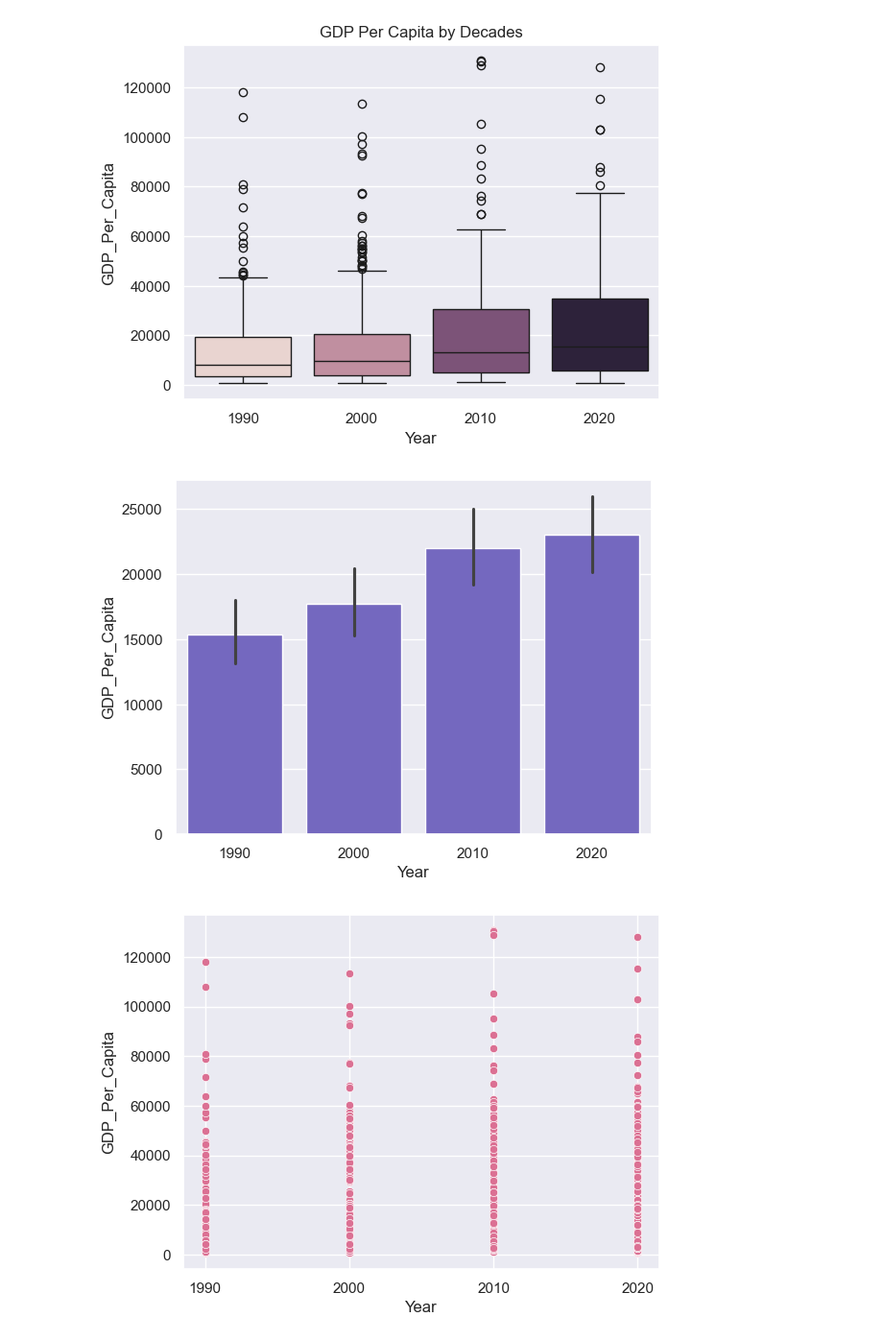
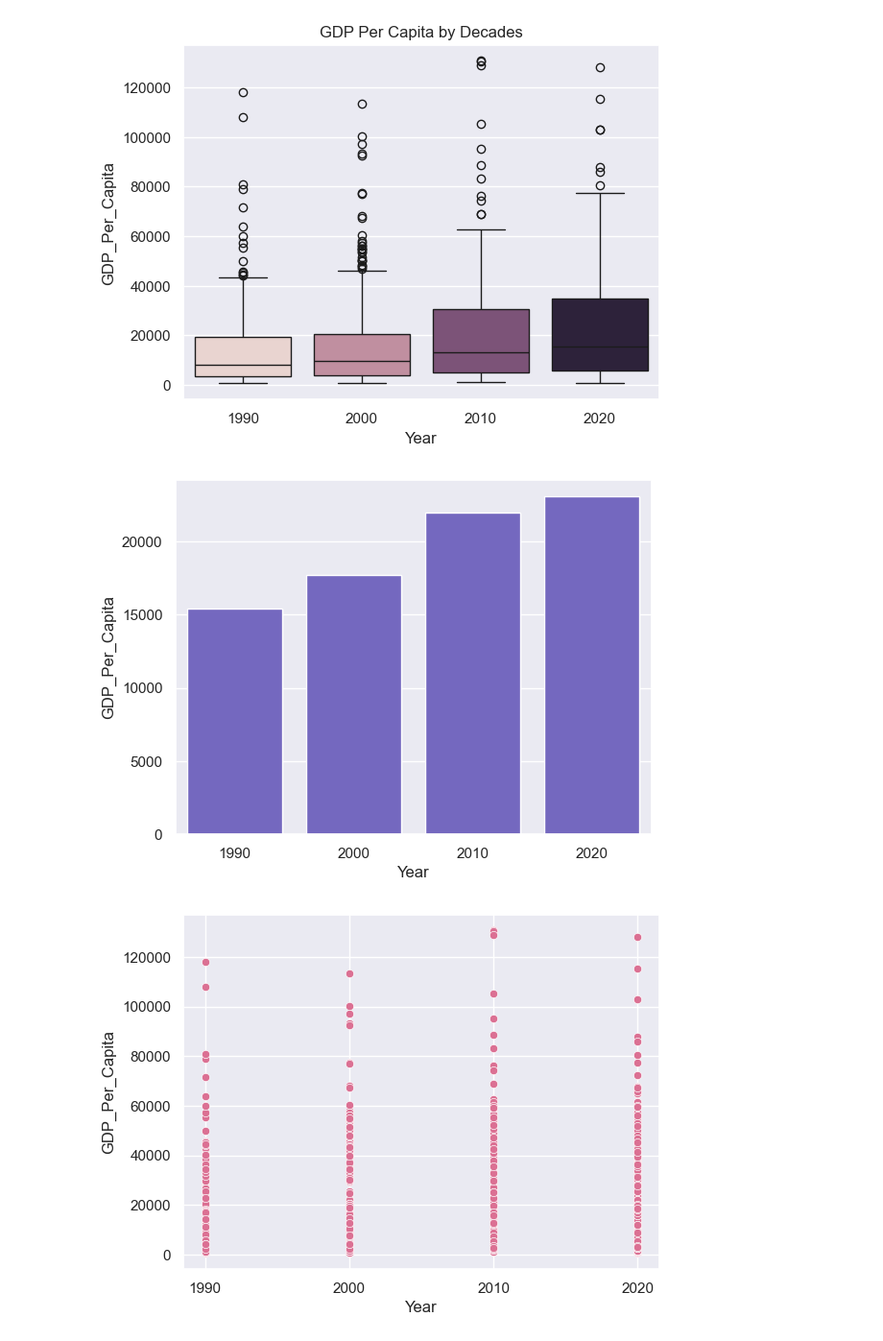
Before and after one commit to NewForce-Cohort-11-Data/gdp-and-internet-usage-MHow682, a Jupyter notebook: UN_project_MH.ipynb, the cells around one changed output. Shown at 96% size. Drawn from its saved outputs; the diff is of its cells as text; code cells hidden in the pictures.

```diff
--- a/UN_project_MH.ipynb
+++ b/UN_project_MH.ipynb
@@ -265,10 +265,10 @@ plt.show()
 # %% [output]
 [figure]
 # %%
-sns.barplot(x='Year', y='GDP_Per_Capita', data=gdp_decades, color = 'slateblue')
+sns.barplot(x='Year', y='GDP_Per_Capita', data=gdp_decades, errorbar = None, color = 'slateblue')
 plt.show()
 # %% [output]
-[figure, old version]
+[figure, new version]
 # %%
 gdp_filtered = gdp_decades.dropna(subset=['GDP_Per_Capita'])
 sns.scatterplot(x=gdp_filtered['Year'], y=gdp_filtered['GDP_Per_Capita'], color = 'palevioletred')
```
Also changed, not shown: parts of 32 cells of this notebook.
